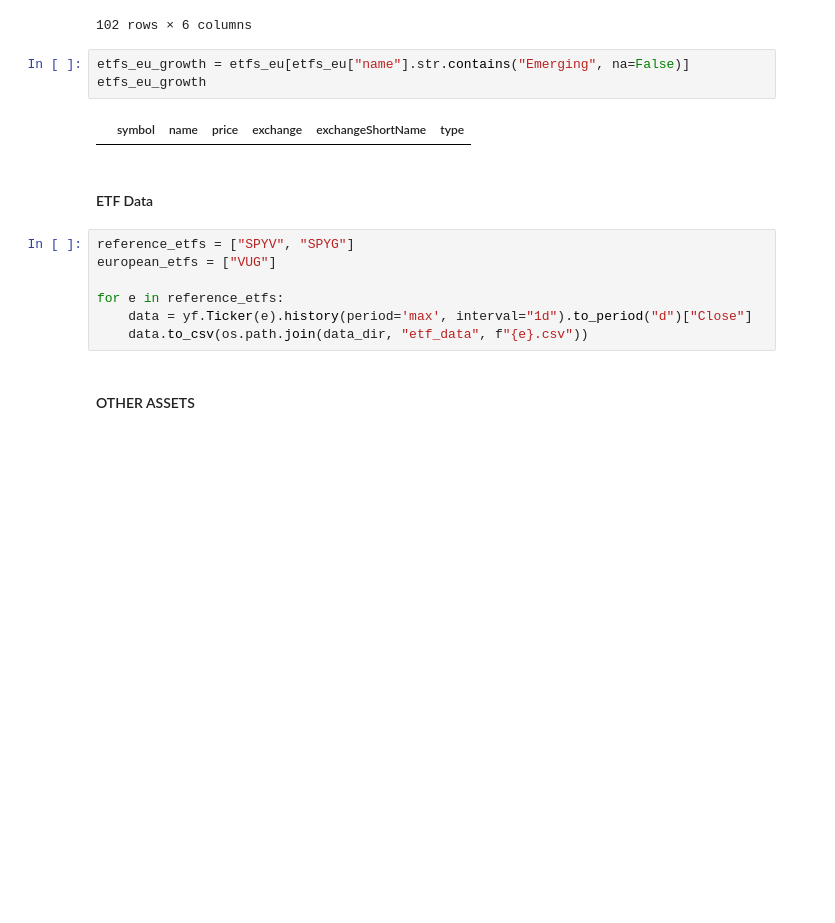
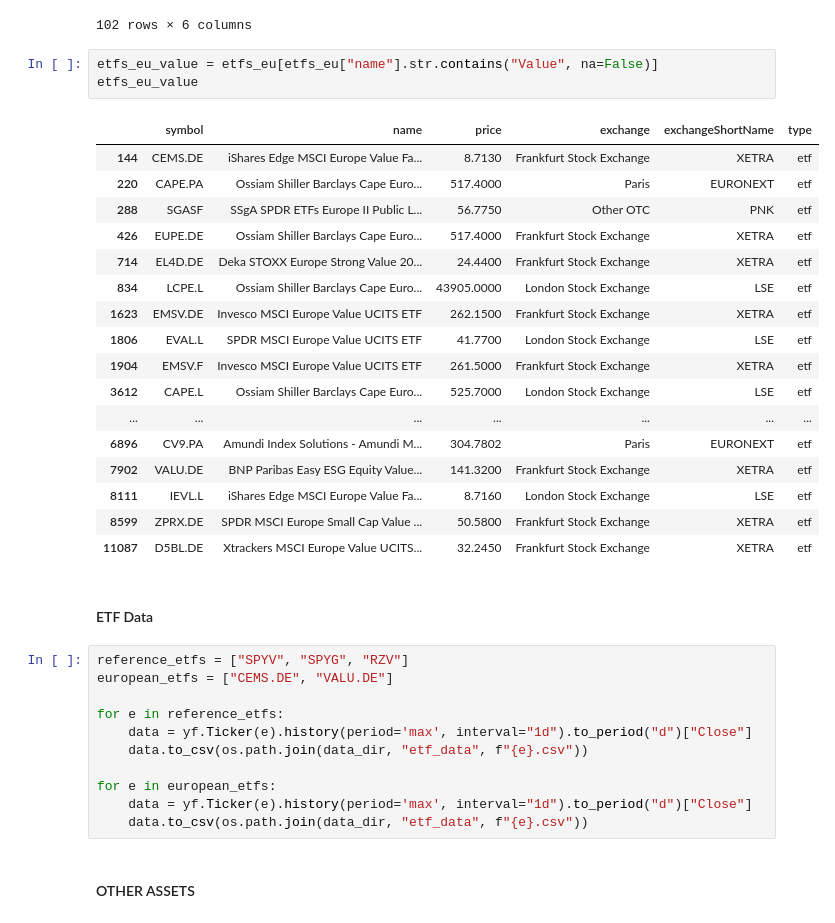
Before and after one commit to rvargas42/Value_Growth_Challenge_ETSFactory, a Jupyter notebook: data/extract_data.ipynb, the cells around one changed output. Saved outputs shown, nothing was run; the diff lists cells and outputs as text; blank space fills up the shorter version.

```diff
--- a/data/extract_data.ipynb
+++ b/data/extract_data.ipynb
@@ -90,19 +92,39 @@ etfs_us_value
 | 11878 | ULVM | VictoryShares USAA MSCI USA Value... | 74.5724 | New York Stock Exchange Arca | AMEX | etf |
 102 rows × 6 columns
 # %%
-etfs_eu_growth = etfs_eu[etfs_eu["name"].str.contains("Emerging", na=False)]
-etfs_eu_growth
+etfs_eu_value = etfs_eu[etfs_eu["name"].str.contains("Value", na=False)]
+etfs_eu_value
 # %% [output]
 |  | symbol | name | price | exchange | exchangeShortName | type |
+| 144 | CEMS.DE | iShares Edge MSCI Europe Value Fa... | 8.7130 | Frankfurt Stock Exchange | XETRA | etf |
+| 220 | CAPE.PA | Ossiam Shiller Barclays Cape Euro... | 517.4000 | Paris | EURONEXT | etf |
+| 288 | SGASF | SSgA SPDR ETFs Europe II Public L... | 56.7750 | Other OTC | PNK | etf |
+| 426 | EUPE.DE | Ossiam Shiller Barclays Cape Euro... | 517.4000 | Frankfurt Stock Exchange | XETRA | etf |
+| 714 | EL4D.DE | Deka STOXX Europe Strong Value 20... | 24.4400 | Frankfurt Stock Exchange | XETRA | etf |
+| 834 | LCPE.L | Ossiam Shiller Barclays Cape Euro... | 43905.0000 | London Stock Exchange | LSE | etf |
+| 1623 | EMSV.DE | Invesco MSCI Europe Value UCITS ETF | 262.1500 | Frankfurt Stock Exchange | XETRA | etf |
+| 1806 | EVAL.L | SPDR MSCI Europe Value UCITS ETF | 41.7700 | London Stock Exchange | LSE | etf |
+| 1904 | EMSV.F | Invesco MSCI Europe Value UCITS ETF | 261.5000 | Frankfurt Stock Exchange | XETRA | etf |
+| 3612 | CAPE.L | Ossiam Shiller Barclays Cape Euro... | 525.7000 | London Stock Exchange | LSE | etf |
+| ... | ... | ... | ... | ... | ... | ... |
+| 6896 | CV9.PA | Amundi Index Solutions - Amundi M... | 304.7802 | Paris | EURONEXT | etf |
+| 7902 | VALU.DE | BNP Paribas Easy ESG Equity Value... | 141.3200 | Frankfurt Stock Exchange | XETRA | etf |
+| 8111 | IEVL.L | iShares Edge MSCI Europe Value Fa... | 8.7160 | London Stock Exchange | LSE | etf |
+| 8599 | ZPRX.DE | SPDR MSCI Europe Small Cap Value ... | 50.5800 | Frankfurt Stock Exchange | XETRA | etf |
+| 11087 | D5BL.DE | Xtrackers MSCI Europe Value UCITS... | 32.2450 | Frankfurt Stock Exchange | XETRA | etf |
 # %% [markdown]
 #### ETF Data
 # %%
-reference_etfs = ["SPYV", "SPYG"]
-european_etfs = ["VUG"]
+reference_etfs = ["SPYV", "SPYG", "RZV"]
+european_etfs = ["CEMS.DE", "VALU.DE"]
 
 for e in reference_etfs:
     data = yf.Ticker(e).history(period='max', interval="1d").to_period("d")["Close"]
     data.to_csv(os.path.join(data_dir, "etf_data", f"{e}.csv"))
+
+for e in european_etfs:
+    data = yf.Ticker(e).history(period='max', interval="1d").to_period("d")["Close"]
+    data.to_csv(os.path.join(data_dir, "etf_data", f"{e}.csv"))
 # %% [markdown]
 #### OTHER ASSETS
 # %%
```
Also changed, not shown: parts of 1 cell of this notebook, 9 other files.
